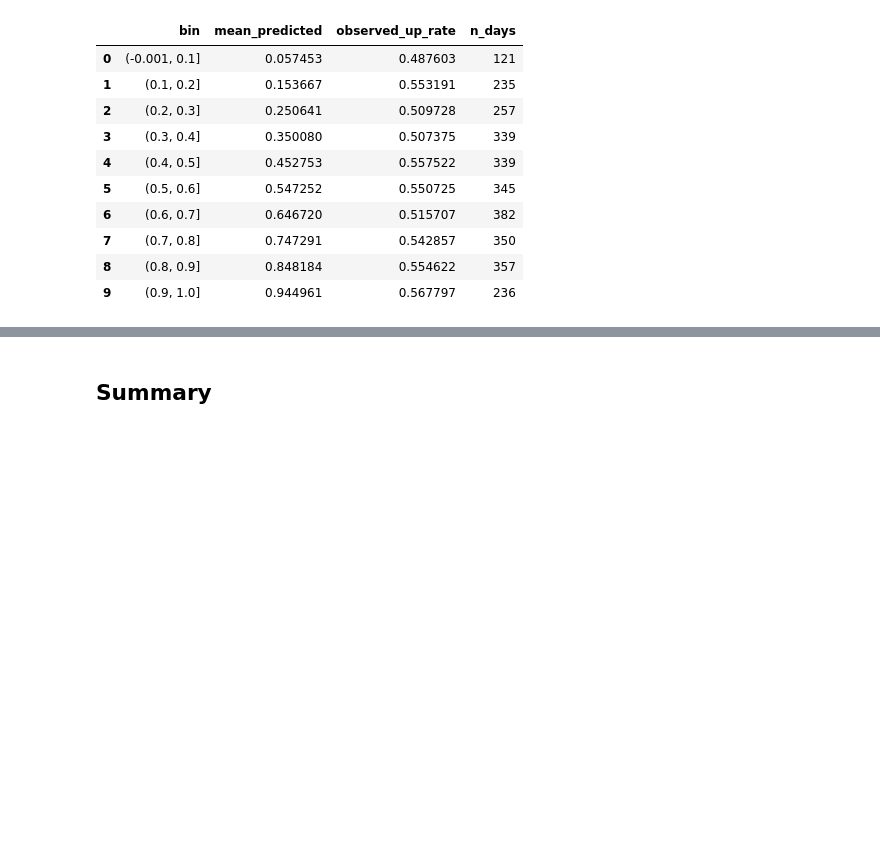
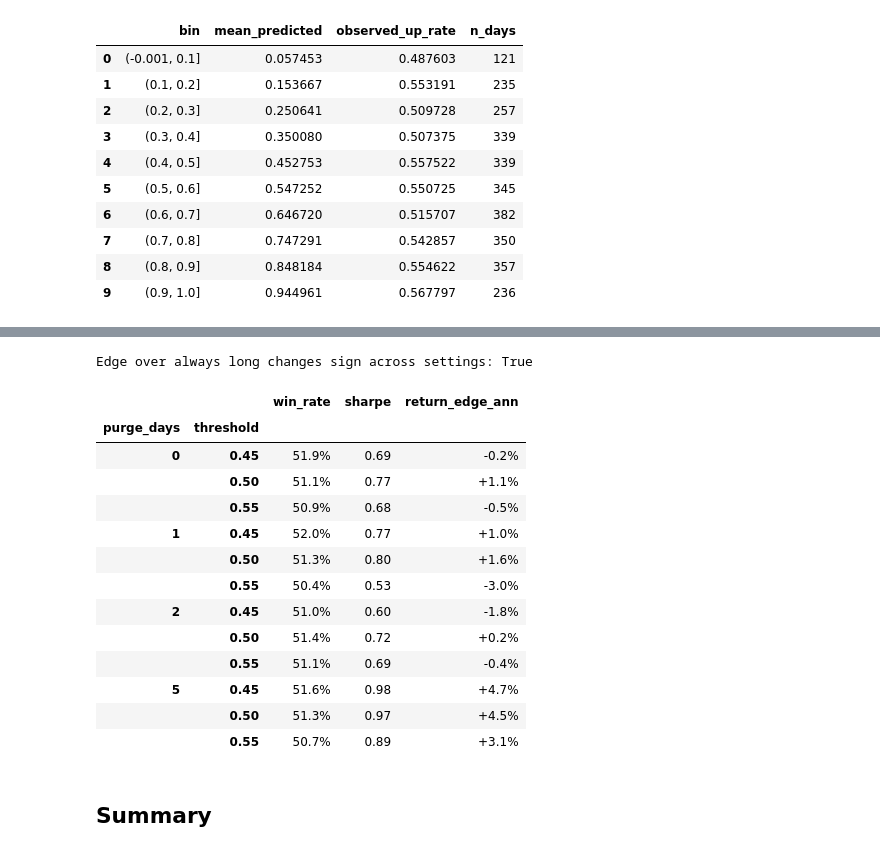
Before and after one commit to HD013/spx-directional-signal-pipeline, a Jupyter notebook: notebooks/analysis.ipynb, the cells around one changed output, grey strips where cells are left out. Saved outputs shown, nothing was run; the diff lists cells and outputs as text; code cells hidden in the pictures; blank space fills up the shorter version.

```diff
--- a/notebooks/analysis.ipynb
+++ b/notebooks/analysis.ipynb
@@ -335,3 +382,34 @@ Brier score: 0.3080  (coin flip 0.25, constant at OOS up-rate 0.2486)
+# %%
+SENS = OUTPUTS / "sensitivity.csv"
+if SENS.exists():
+    sens = pd.read_csv(SENS)
+else:
+    sens = sensitivity(feat)
+    sens.to_csv(SENS, index=False)
+
+flips = (sens["return_edge_ann"] > 0).nunique() > 1
+print(f"Edge over always long changes sign across settings: {flips}")
+sens.assign(
+    win_rate=sens["win_rate"].map("{:.1%}".format),
+    sharpe=sens["sharpe"].map("{:.2f}".format),
+    return_edge_ann=sens["return_edge_ann"].map("{:+.1%}".format),
+).set_index(["purge_days", "threshold"])
+# %% [output]
+Edge over always long changes sign across settings: True
+|  |  | win_rate | sharpe | return_edge_ann |
+| purge_days | threshold |  |  |  |
+| 0 | 0.45 | 51.9% | 0.69 | -0.2% |
+|  | 0.50 | 51.1% | 0.77 | +1.1% |
+|  | 0.55 | 50.9% | 0.68 | -0.5% |
+| 1 | 0.45 | 52.0% | 0.77 | +1.0% |
+|  | 0.50 | 51.3% | 0.80 | +1.6% |
+|  | 0.55 | 50.4% | 0.53 | -3.0% |
+| 2 | 0.45 | 51.0% | 0.60 | -1.8% |
+|  | 0.50 | 51.4% | 0.72 | +0.2% |
+|  | 0.55 | 51.1% | 0.69 | -0.4% |
+| 5 | 0.45 | 51.6% | 0.98 | +4.7% |
+|  | 0.50 | 51.3% | 0.97 | +4.5% |
+|  | 0.55 | 50.7% | 0.89 | +3.1% |
 # %% [markdown]
 ## Summary
 # %%
```
Also changed, not shown: parts of 8 cells of this notebook, 6 other files.
